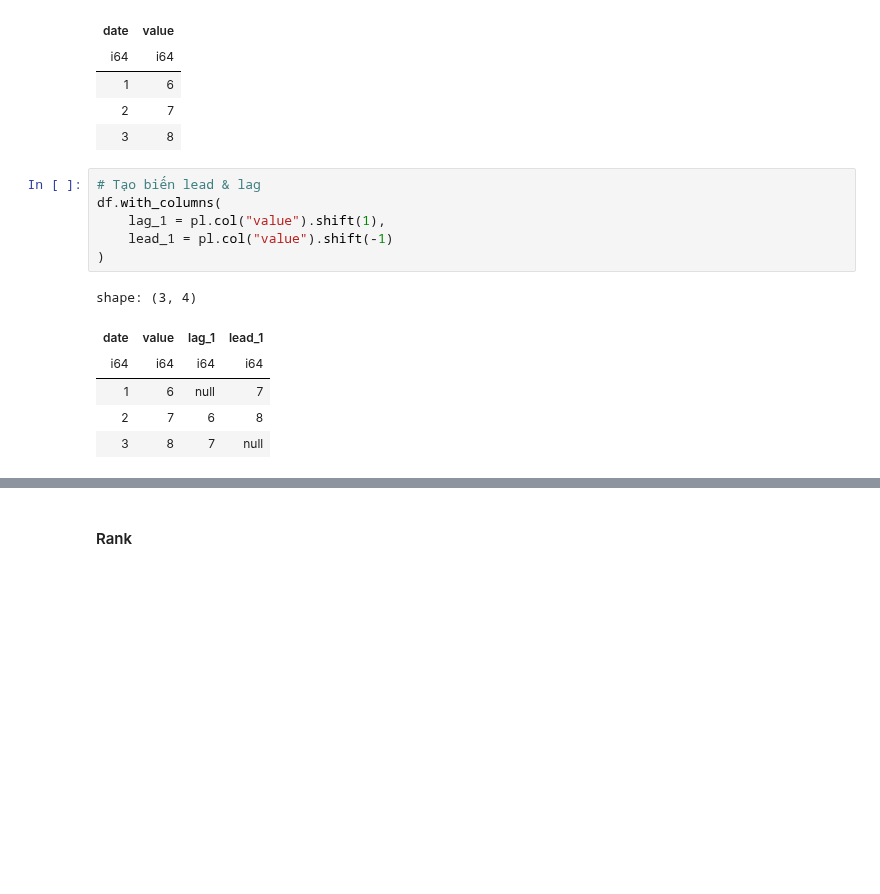
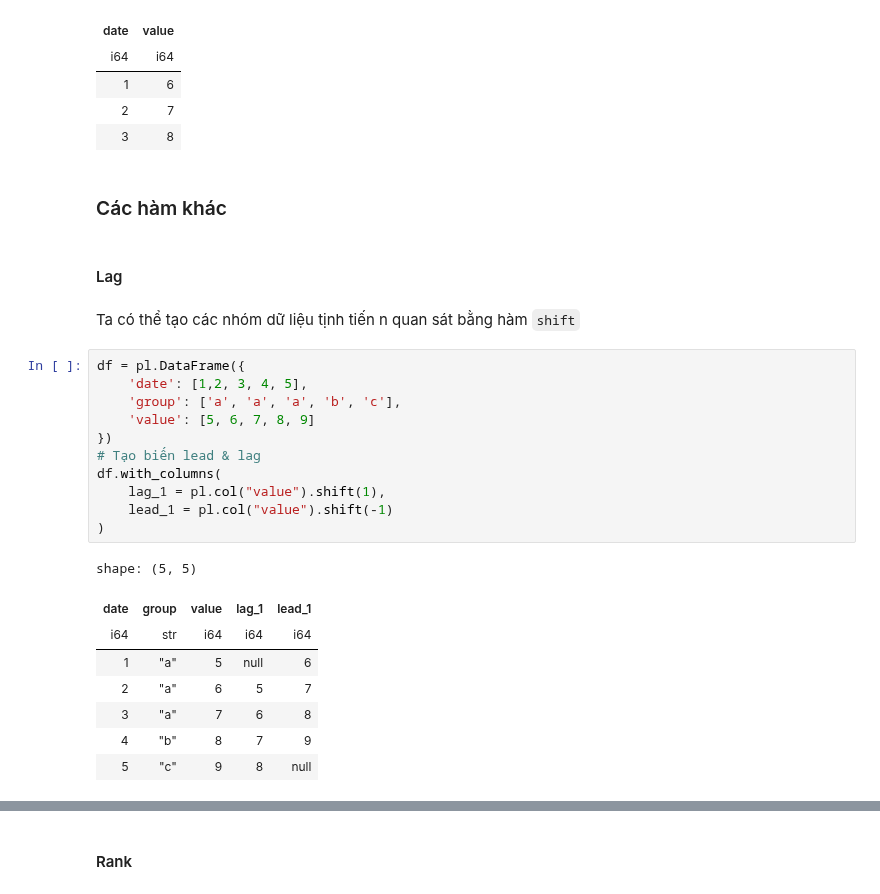
Before and after one commit to anhhd/anhhd.github.io, a Jupyter notebook: ds-book-python/.doctrees/nbsphinx/p01-20-polars.ipynb, the cells around one changed output, grey strips where cells are left out. Saved outputs shown, nothing was run; the diff lists cells and outputs as text; blank space fills up the shorter version.

```diff
--- a/ds-book-python/.doctrees/nbsphinx/p01-20-polars.ipynb
+++ b/ds-book-python/.doctrees/nbsphinx/p01-20-polars.ipynb
@@ -819,16 +943,29 @@ shape: (3, 2)
 | 1 | 6 |
 | 2 | 7 |
 | 3 | 8 |
+# %% [markdown]
+### Các hàm khác
+# %% [markdown]
+#### Lag
+# %% [markdown]
+Ta có thể tạo các nhóm dữ liệu tịnh tiến n quan sát bằng hàm `shift`
 # %%
+df = pl.DataFrame({
+    'date': [1,2, 3, 4, 5],
+    'group': ['a', 'a', 'a', 'b', 'c'],
+    'value': [5, 6, 7, 8, 9]
+})
 # Tạo biến lead & lag
 df.with_columns(
     lag_1 = pl.col("value").shift(1),
     lead_1 = pl.col("value").shift(-1)
 )
 # %% [output]
-shape: (3, 4)
+shape: (5, 5)
-| date | value | lag_1 | lead_1 |
-| i64 | i64 | i64 | i64 |
-| 1 | 6 | null | 7 |
-| 2 | 7 | 6 | 8 |
-| 3 | 8 | 7 | null |
+| date | group | value | lag_1 | lead_1 |
+| i64 | str | i64 | i64 | i64 |
+| 1 | "a" | 5 | null | 6 |
+| 2 | "a" | 6 | 5 | 7 |
+| 3 | "a" | 7 | 6 | 8 |
+| 4 | "b" | 8 | 7 | 9 |
+| 5 | "c" | 9 | 8 | null |
```
Also changed, not shown: parts of 29 cells of this notebook, 7 other files.
